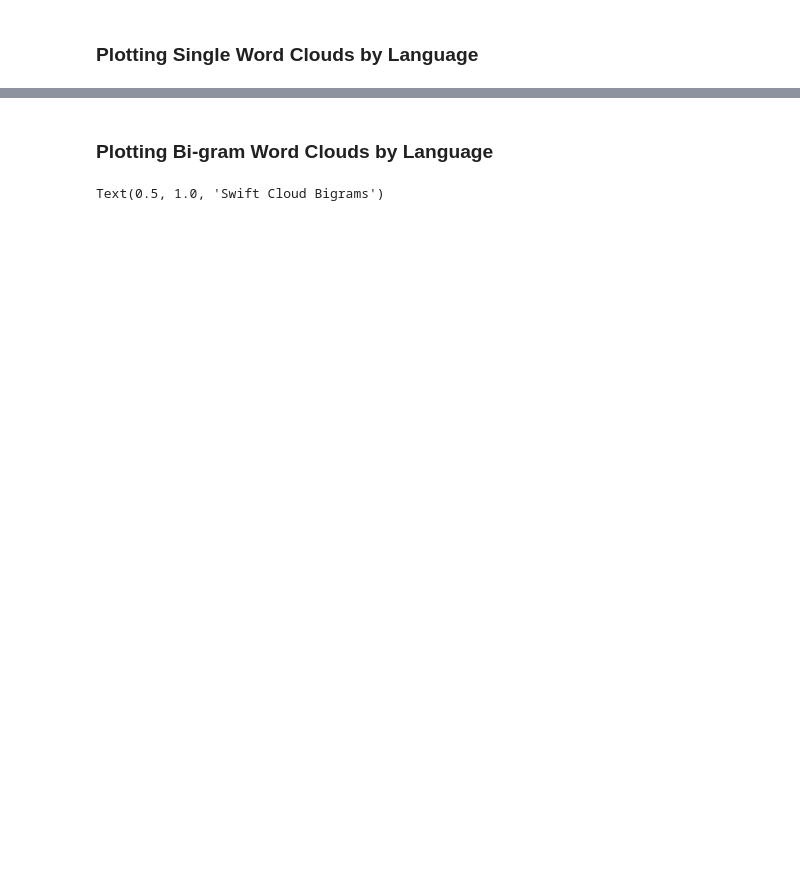
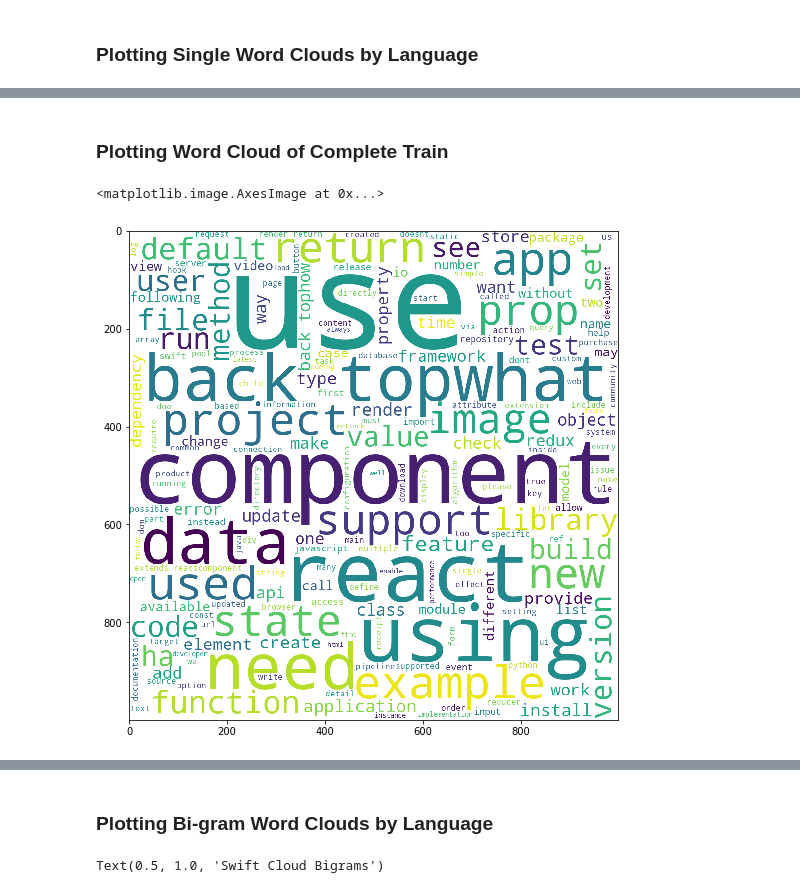
Before and after one commit to Codeup-B-Squared/NLP-Analysis, a Jupyter notebook: Data_Analysis.ipynb, the cells around one changed output, grey strips where cells are left out. Cells and saved outputs as stored; diff of their text form; code cells hidden in the pictures; blank space fills up the shorter version.

```diff
--- a/Data_Analysis.ipynb
+++ b/Data_Analysis.ipynb
@@ -281,0 +282,8 @@ Text(0.5, 1.0, 'Swift Cloud')
+# %% [markdown]
+### Plotting Word Cloud of Complete Train
+# %%
+all_cloud = WordCloud(background_color = 'white', height = 1000, width = 1000).generate(all_words)
+plt.imshow(all_cloud)
+# %% [output]
+<matplotlib.image.AxesImage at 0x...>
+[figure, added]
```
Also changed, not shown: parts of 40 cells of this notebook.
